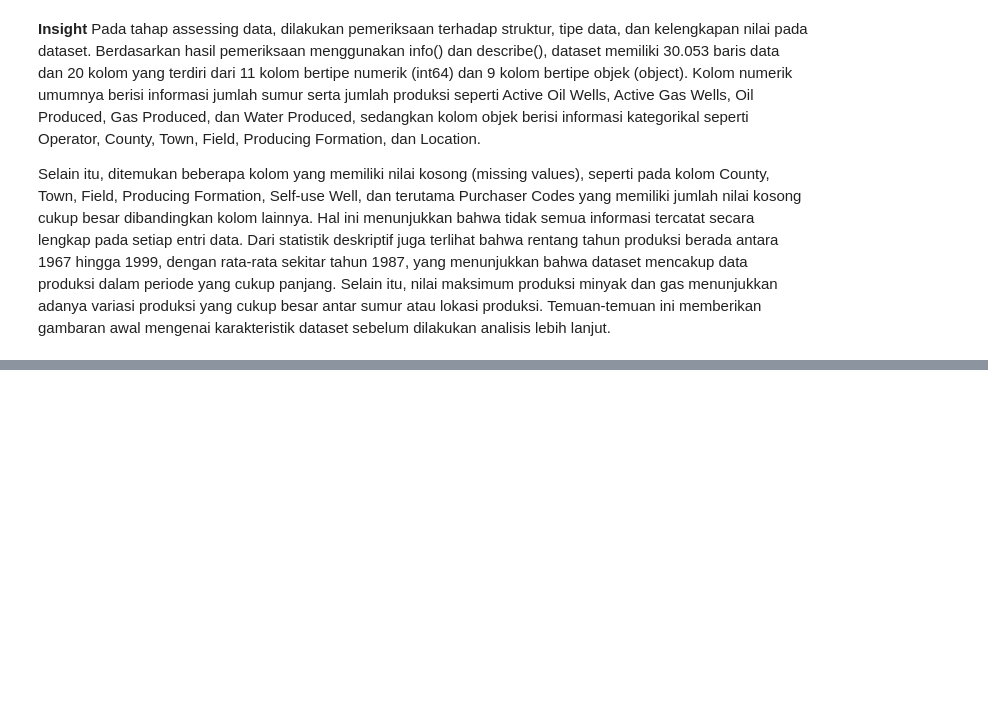
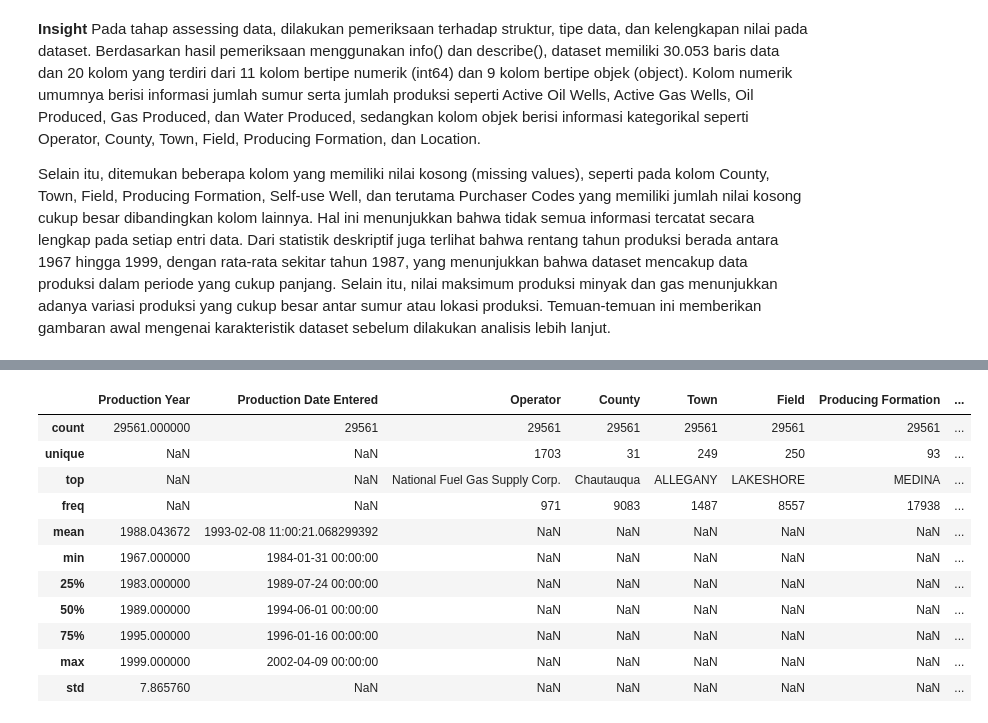
Before and after one commit to DifthaArianggaFirdaus/oil-and-gas_dataset, a Jupyter notebook: oilandgas.ipynb, the cells around one changed output, grey strips where cells are left out. Saved outputs shown, nothing was run; the diff lists cells and outputs as text; code cells hidden in the pictures; blank space fills up the shorter version.

Commit message:
cleaning data

```diff
--- a/oilandgas.ipynb
+++ b/oilandgas.ipynb
@@ -117,0 +138,2 @@ Selain itu, ditemukan beberapa kolom yang memiliki nilai kosong (missing values)
+# %%
+data["Producing Formation"] = data["Producing Formation"].fillna(data["Field"])
@@ -117,0 +167,2 @@ Selain itu, ditemukan beberapa kolom yang memiliki nilai kosong (missing values)
+# %%
+data = data.dropna(subset=["Field", "Producing Formation"])
@@ -117,0 +171,2 @@ Selain itu, ditemukan beberapa kolom yang memiliki nilai kosong (missing values)
+# %%
+data = data.drop(columns=["Purchaser Codes"])
@@ -117,0 +175,2 @@ Selain itu, ditemukan beberapa kolom yang memiliki nilai kosong (missing values)
+# %%
+data["Production Date Entered"] = pd.to_datetime(data["Production Date Entered"])
@@ -117,0 +199,15 @@ Selain itu, ditemukan beberapa kolom yang memiliki nilai kosong (missing values)
+# %%
+data.describe(include='all')
+# %% [output]
+|  | Production Year | Production Date Entered | Operator | County | Town | Field | Producing Formation | ... |
+| count | 29561.000000 | 29561 | 29561 | 29561 | 29561 | 29561 | 29561 | ... |
+| unique | NaN | NaN | 1703 | 31 | 249 | 250 | 93 | ... |
+| top | NaN | NaN | National Fuel Gas Supply Corp. | Chautauqua | ALLEGANY | LAKESHORE | MEDINA | ... |
+| freq | NaN | NaN | 971 | 9083 | 1487 | 8557 | 17938 | ... |
+| mean | 1988.043672 | 1993-02-08 11:00:21.068299392 | NaN | NaN | NaN | NaN | NaN | ... |
+| min | 1967.000000 | 1984-01-31 00:00:00 | NaN | NaN | NaN | NaN | NaN | ... |
+| 25% | 1983.000000 | 1989-07-24 00:00:00 | NaN | NaN | NaN | NaN | NaN | ... |
+| 50% | 1989.000000 | 1994-06-01 00:00:00 | NaN | NaN | NaN | NaN | NaN | ... |
+| 75% | 1995.000000 | 1996-01-16 00:00:00 | NaN | NaN | NaN | NaN | NaN | ... |
+| max | 1999.000000 | 2002-04-09 00:00:00 | NaN | NaN | NaN | NaN | NaN | ... |
+| std | 7.865760 | NaN | NaN | NaN | NaN | NaN | NaN | ... |
```
Also changed, not shown: parts of 18 cells of this notebook.
